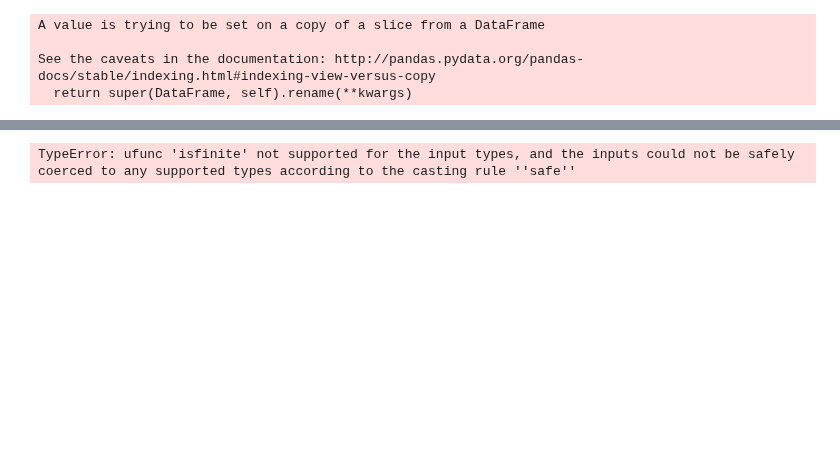
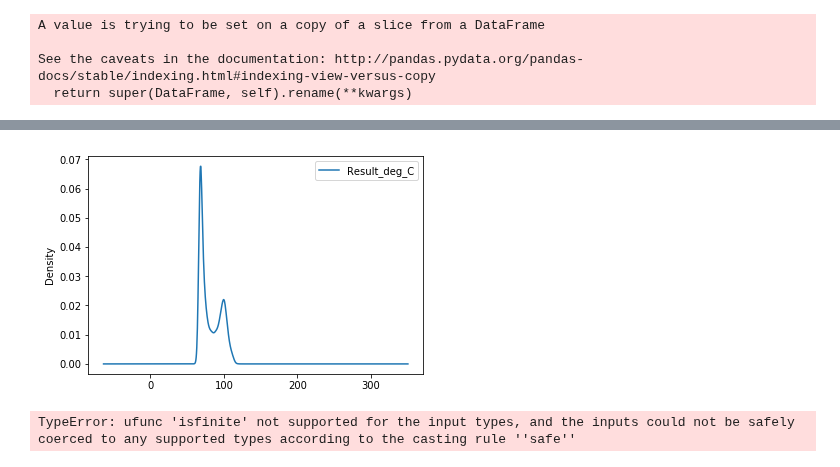
Before and after one commit to mishaberrien/tenessee-fuel-quality-analysis, a Jupyter notebook: notebooks/03_analysis/07302019-kph-time-analysis.ipynb, the cells around one changed output, grey strips where cells are left out. Saved outputs shown, nothing was run; the diff lists cells and outputs as text; code cells hidden in the pictures; blank space fills up the shorter version.

```diff
--- a/notebooks/03_analysis/07302019-kph-time-analysis.ipynb
+++ b/notebooks/03_analysis/07302019-kph-time-analysis.ipynb
@@ -160,6 +194,8 @@ TypeError: unsupported operand type(s) for -: 'str' and 'str'
 # %%
-ax = distillation_50_df.Result_deg_C.plot
+ax = Distillation_50.plot.kde()
 plt.show()
+# %% [output]
+[figure, added]
 # %%
 # import seasonal_decompose
 from statsmodels.tsa.seasonal import seasonal_decompose
```
Also changed, not shown: parts of 17 cells of this notebook.
